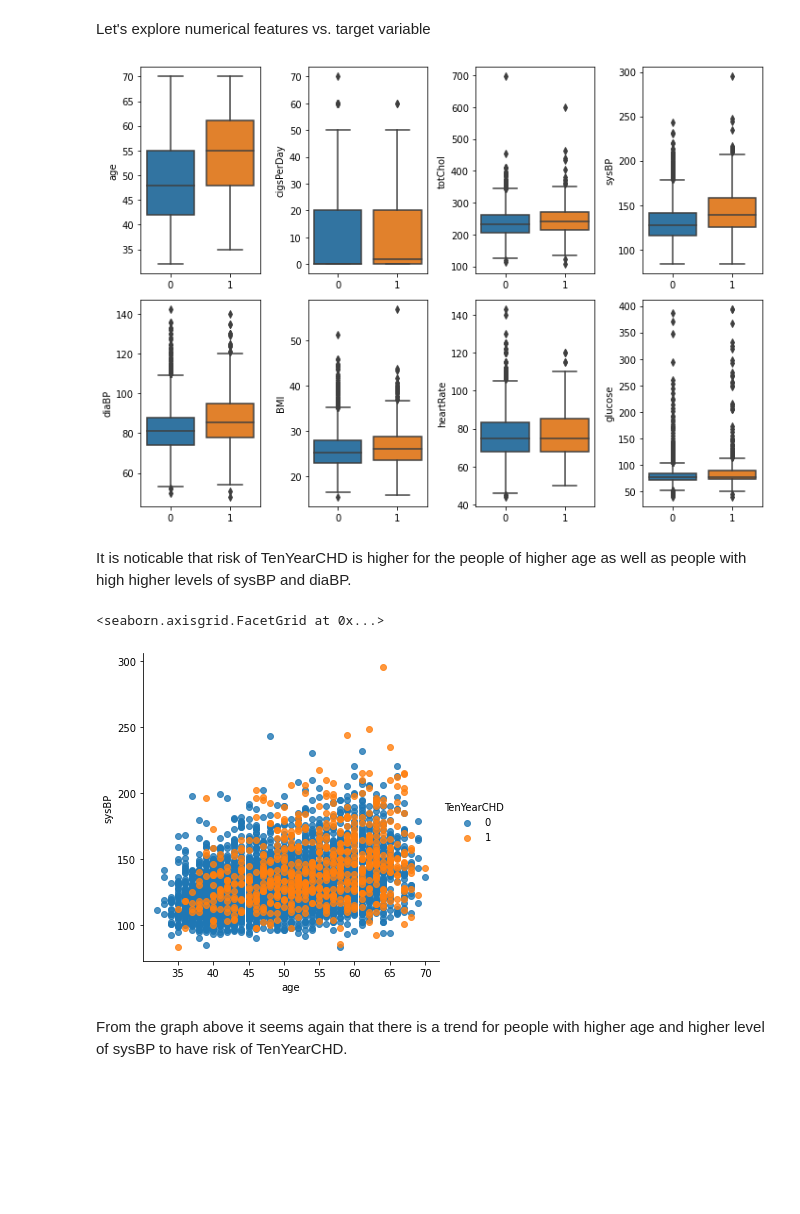
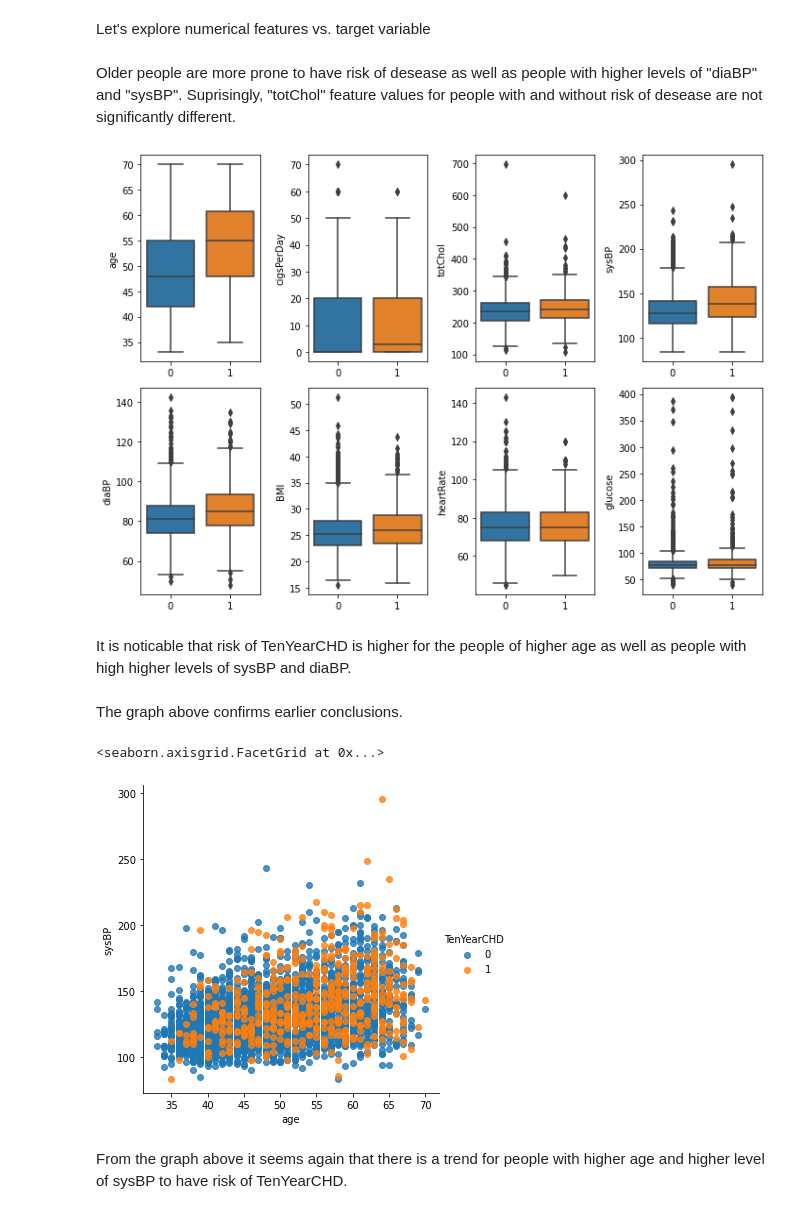
Before and after one commit to DZorikhin/heart-desease-pred, a Jupyter notebook: heart-desease-prediction.ipynb, the cells around one changed output. Cells and saved outputs as stored; diff of their text form; code cells hidden in the pictures; blank space fills up the shorter version.

```diff
--- a/heart-desease-prediction.ipynb
+++ b/heart-desease-prediction.ipynb
@@ -208,0 +213,3 @@ dtype: int64
+# %%
+df_full_train, df_test = train_test_split(df, test_size=0.2, random_state=13)
+df_train, df_val = train_test_split(df_full_train, test_size=0.25, random_state=13)
@@ -261,24 +277,28 @@ sns.heatmap(df[numerical].corr(), linewidths=0.1, vmax=1.0,
 There is a high correlation between "diaBP" and "sysBP" features. We might consider to use only one of these two features in our model.
 # %% [markdown]
 Let's explore numerical features vs. target variable
+# %% [markdown]
+Older people are more prone to have risk of desease as well as people with higher levels of "diaBP" and "sysBP". Suprisingly, "totChol" feature values for people with and without risk of desease are not significantly different.
 # %%
 fig, axes = plt.subplots(nrows=2, ncols=4, figsize=(10, 7))
 for idx, feature in enumerate(numerical):
     ax = axes[int(idx / 4), idx % 4]
-    sns.boxplot(x='TenYearCHD', y=feature, data=df, ax=ax)
+    sns.boxplot(x='TenYearCHD', y=feature, data=df_full_train, ax=ax)
     ax.set_xlabel('')
     ax.set_ylabel(feature)
 fig.tight_layout()
 # %% [output]
-[figure, old version]
+[figure, new version]
 # %% [markdown]
 It is noticable that risk of TenYearCHD is higher for the people of higher age as well as people with high higher levels of sysBP and diaBP.
+# %% [markdown]
+The graph above confirms earlier conclusions.
 # %%
 sns.lmplot(
-    x="age", y="sysBP", data=df, hue="TenYearCHD", fit_reg=False
+    x="age", y="sysBP", data=df_full_train, hue="TenYearCHD", fit_reg=False
 )
 # %% [output]
 <seaborn.axisgrid.FacetGrid at 0x...>
-[figure, old version]
+[figure, new version]
 # %% [markdown]
 From the graph above it seems again that there is a trend for people with higher age and higher level of sysBP to have risk of TenYearCHD.
```
Also changed, not shown: parts of 37 cells of this notebook.
